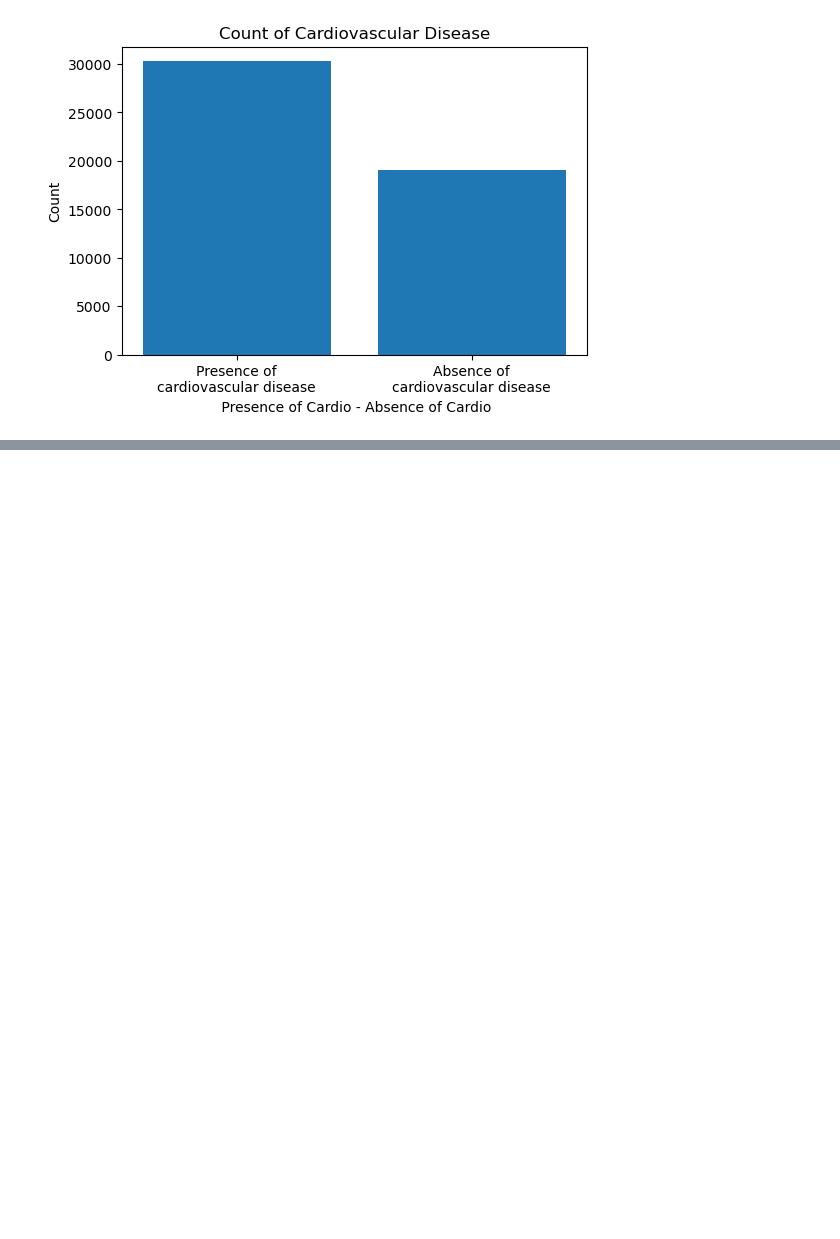
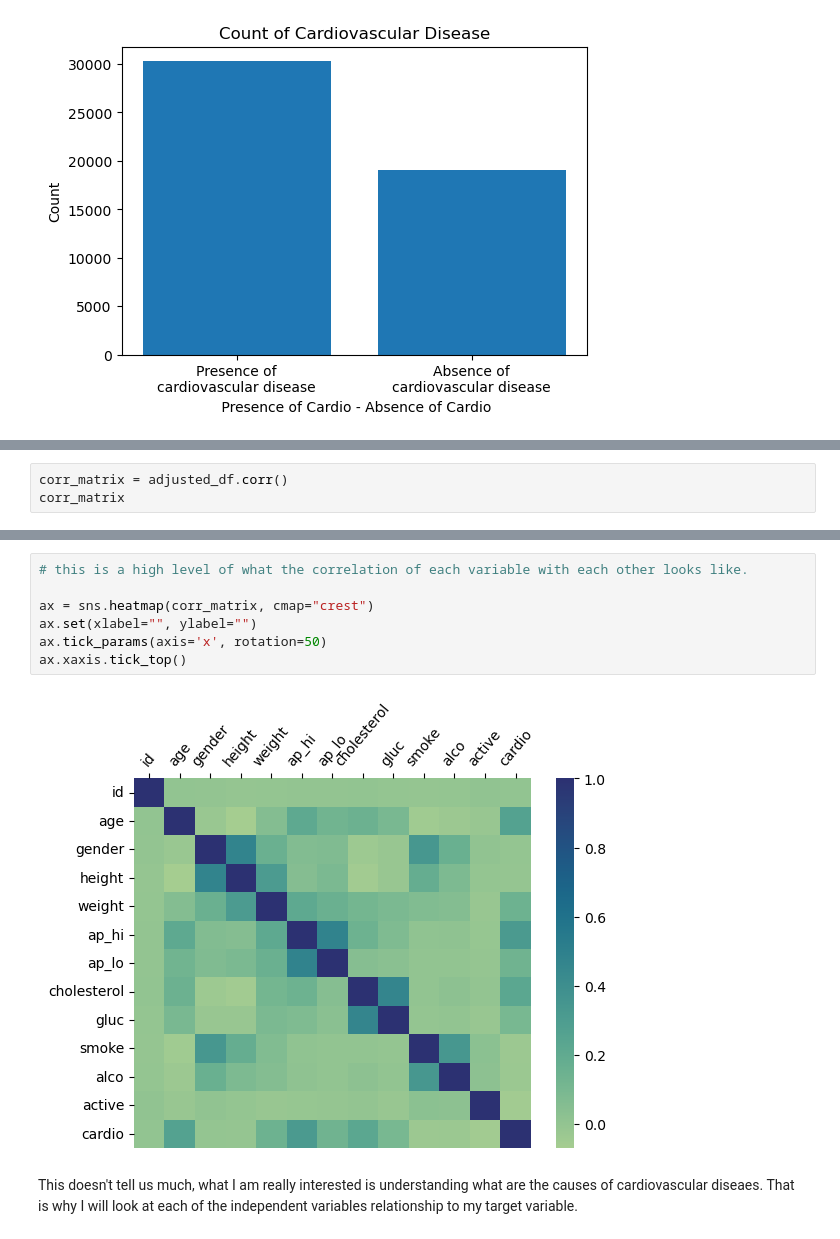
Before and after one commit to AbdullahBera/heart-attack-analysis, a Jupyter notebook: analysis.ipynb, the cells around one changed output, grey strips where cells are left out. Saved outputs shown, nothing was run; the diff lists cells and outputs as text; blank space fills up the shorter version.

```diff
--- a/analysis.ipynb
+++ b/analysis.ipynb
@@ -911,0 +939,3 @@ plt.show()
+# %%
+corr_matrix = adjusted_df.corr()
+corr_matrix
@@ -911,0 +957,11 @@ plt.show()
+# %%
+# this is a high level of what the correlation of each variable with each other looks like.
+
+ax = sns.heatmap(corr_matrix, cmap="crest")
+ax.set(xlabel="", ylabel="")
+ax.tick_params(axis='x', rotation=50)
+ax.xaxis.tick_top()
+# %% [output]
+[figure, added]
+# %% [markdown]
+This doesn't tell us much, what I am really interested is understanding what are the causes of cardiovascular diseaes. That is why I will look at each of the independent variables relationship to my target variable.
```
Also changed, not shown: parts of 9 cells of this notebook.
